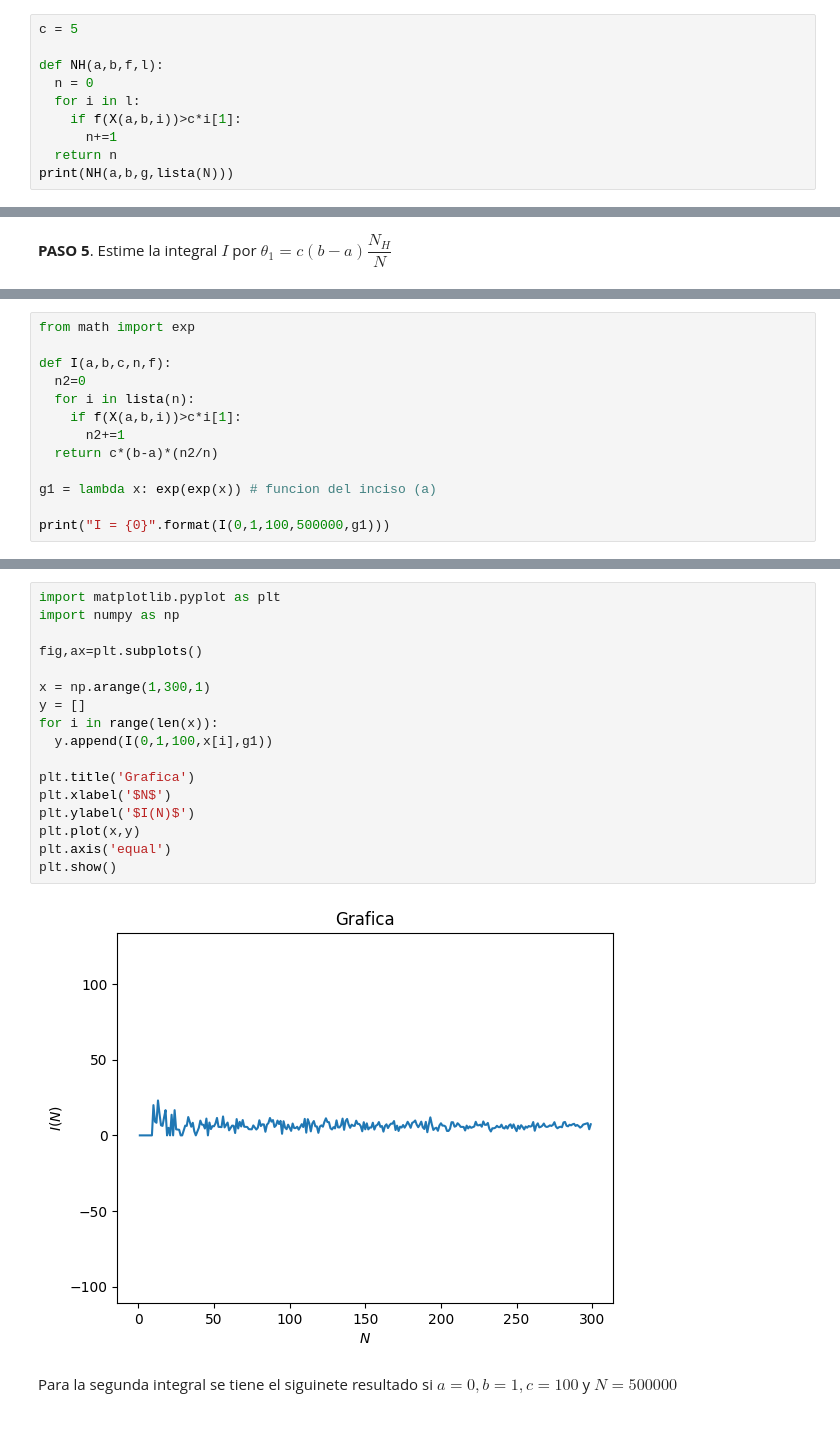
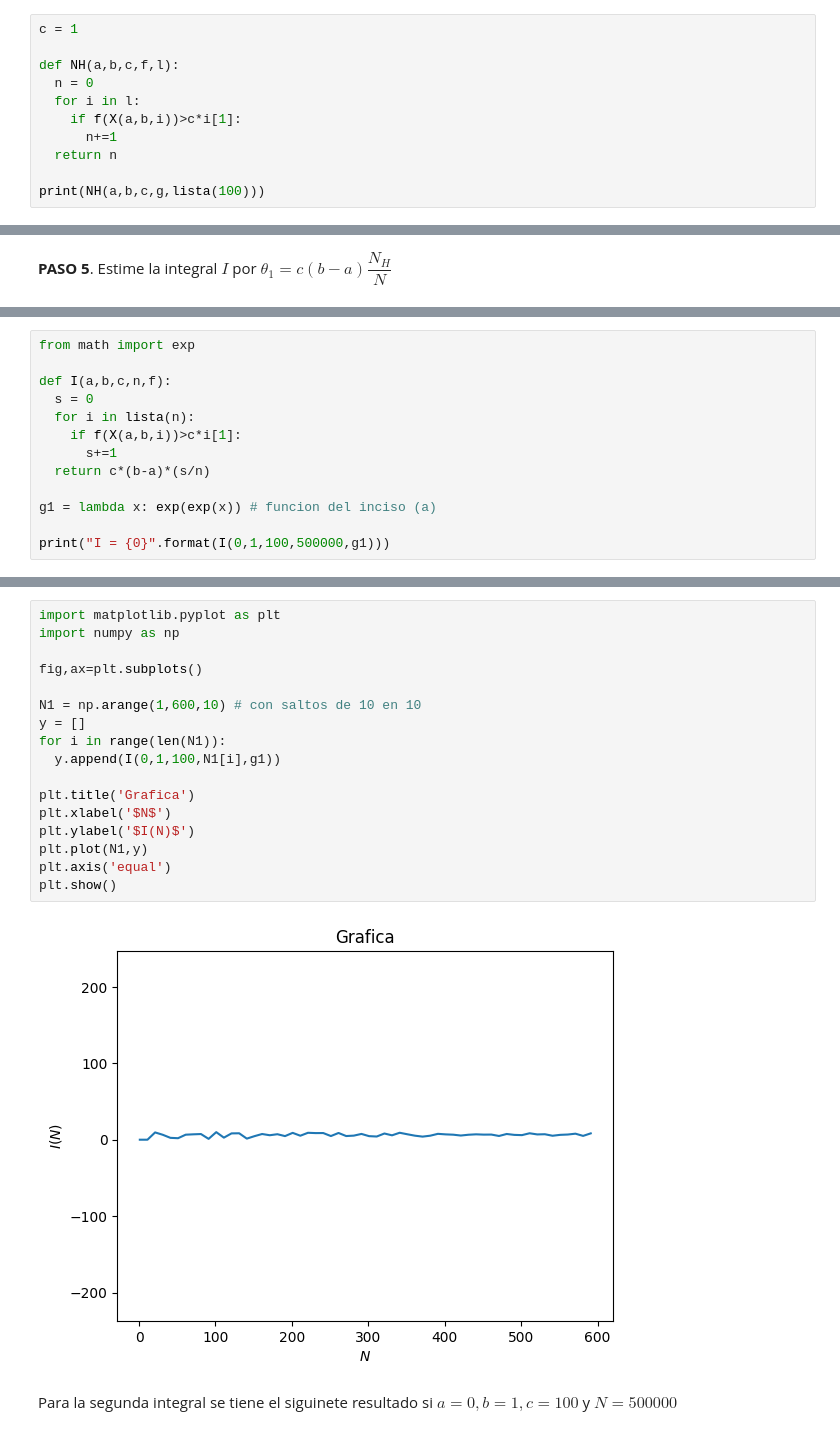
Before and after one commit to AyaxYordi/Simulacion-2---2024, a Jupyter notebook: Monte_Carlo_acierto_y_error.ipynb, the cells around one changed output, grey strips where cells are left out. Cells and saved outputs as stored; diff of their text form.

```diff
--- a/Monte_Carlo_acierto_y_error.ipynb
+++ b/Monte_Carlo_acierto_y_error.ipynb
@@ -104,13 +106,14 @@ plt.show()
 # %% [markdown]
 **PASO 4**. Cuente el número de casos $N_H$ para los cuales $g(X_i)>cU_i^{'}$
 # %%
-c = 5
+c = 1
 
-def NH(a,b,f,l):
+def NH(a,b,c,f,l):
   n = 0
   for i in l:
     if f(X(a,b,i))>c*i[1]:
       n+=1
   return n
-print(NH(a,b,g,lista(N)))
+
+print(NH(a,b,c,g,lista(100)))
 # %% [output]
@@ -139,11 +149,11 @@ Para la primer integral se tiene el siguiente resultado si $a=0,b=1,c=100$ y $N=
 from math import exp
 
 def I(a,b,c,n,f):
-  n2=0
+  s = 0
   for i in lista(n):
     if f(X(a,b,i))>c*i[1]:
-      n2+=1
-  return c*(b-a)*(n2/n)
+      s+=1
+  return c*(b-a)*(s/n)
 
 g1 = lambda x: exp(exp(x)) # funcion del inciso (a)
 
@@ -153,22 +163,22 @@ I = 6.3928
 # %%
 import matplotlib.pyplot as plt
 import numpy as np
 
 fig,ax=plt.subplots()
 
-x = np.arange(1,300,1)
+N1 = np.arange(1,600,10) # con saltos de 10 en 10
 y = []
-for i in range(len(x)):
-  y.append(I(0,1,100,x[i],g1))
+for i in range(len(N1)):
+  y.append(I(0,1,100,N1[i],g1))
 
 plt.title('Grafica')
 plt.xlabel('$N$')
 plt.ylabel('$I(N)$')
-plt.plot(x,y)
+plt.plot(N1,y)
 plt.axis('equal')
 plt.show()
 # %% [output]
-[figure, old version]
+[figure, new version]
 # %% [markdown]
 Para la segunda integral se tiene el siguinete resultado si $a=0,b=1,c=100$ y $N=500000$
 # %%
```
Also changed, not shown: parts of 13 cells of this notebook.
